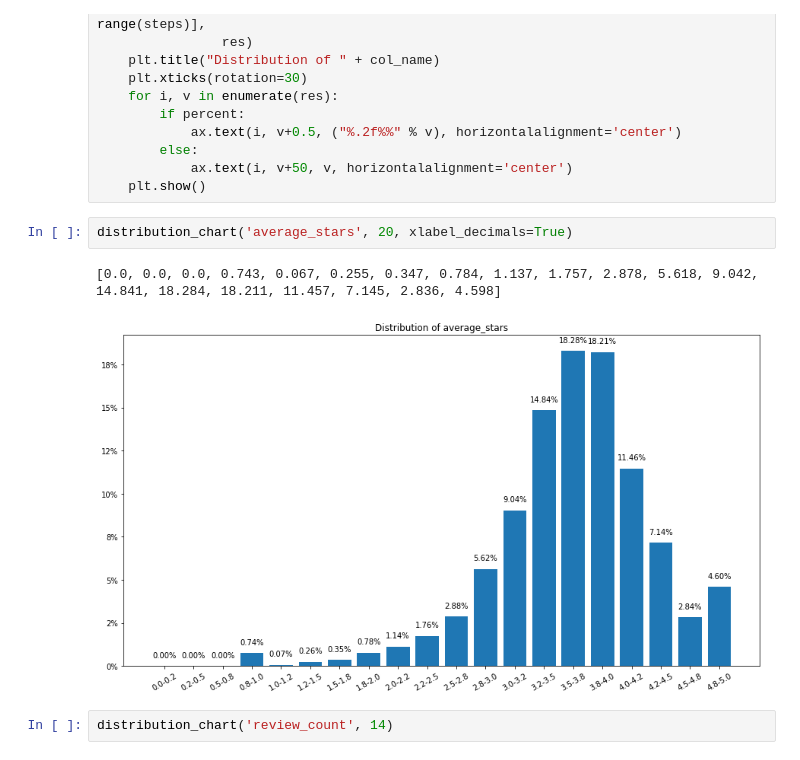
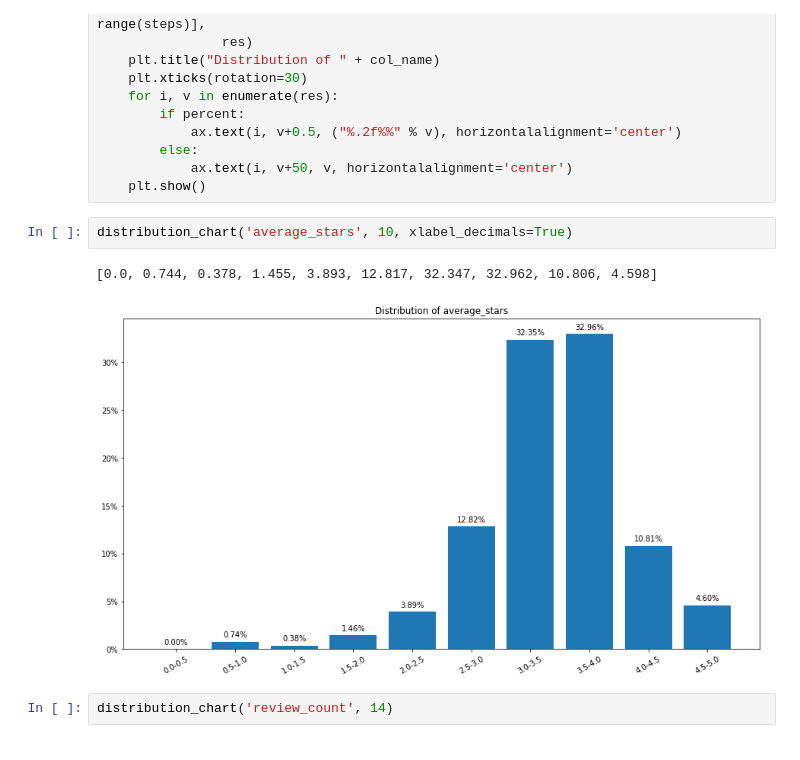
Before and after one commit to lorenzovngl/analysis-of-yelp-open-dataset, a Jupyter notebook: notebooks/user.ipynb, the cells around one changed output. Drawn from its saved outputs; the diff is of its cells as text.

```diff
--- a/notebooks/user.ipynb
+++ b/notebooks/user.ipynb
@@ -87,10 +87,10 @@ def distribution_chart(col_name, steps, percent=True, xlabel_decimals=False, min
             ax.text(i, v+50, v, horizontalalignment='center')
     plt.show()
 # %%
-distribution_chart('average_stars', 20, xlabel_decimals=True)
+distribution_chart('average_stars', 10, xlabel_decimals=True)
 # %% [output]
-[0.0, 0.0, 0.0, 0.743, 0.067, 0.255, 0.347, 0.784, 1.137, 1.757, 2.878, 5.618, 9.042, 14.841, 18.284, 18.211, 11.457, 7.145, 2.836, 4.598]
+[0.0, 0.744, 0.378, 1.455, 3.893, 12.817, 32.347, 32.962, 10.806, 4.598]
-[figure, old version]
+[figure, new version]
 # %%
 distribution_chart('review_count', 14)
 # %% [output]
```
Also changed, not shown: parts of 4 cells of this notebook, 5 other files.
